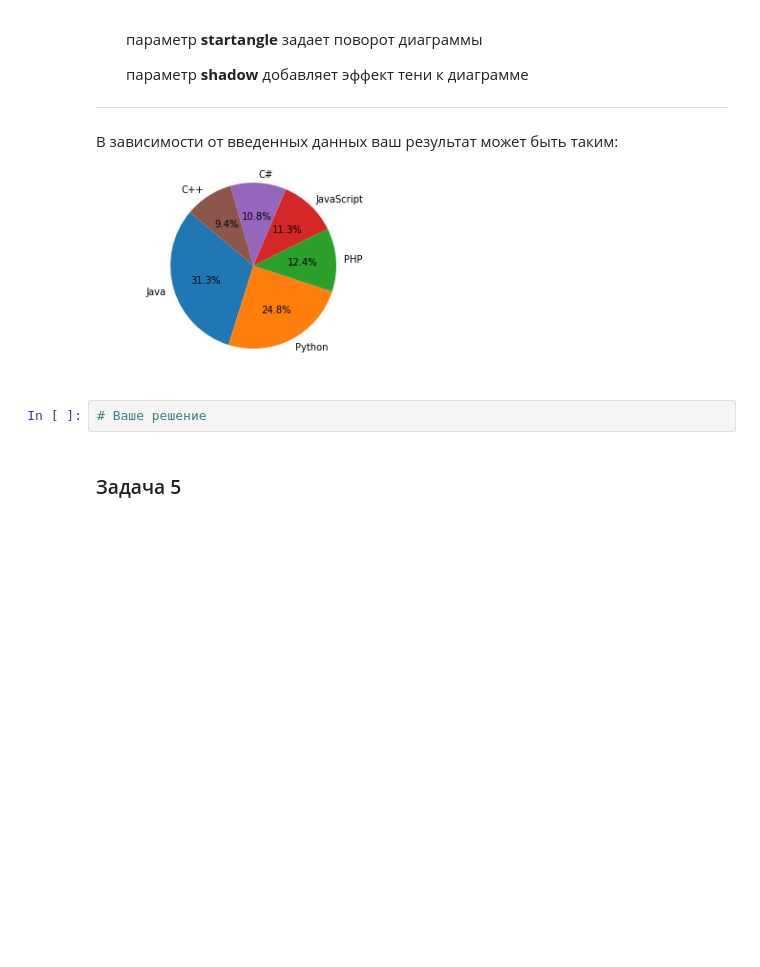
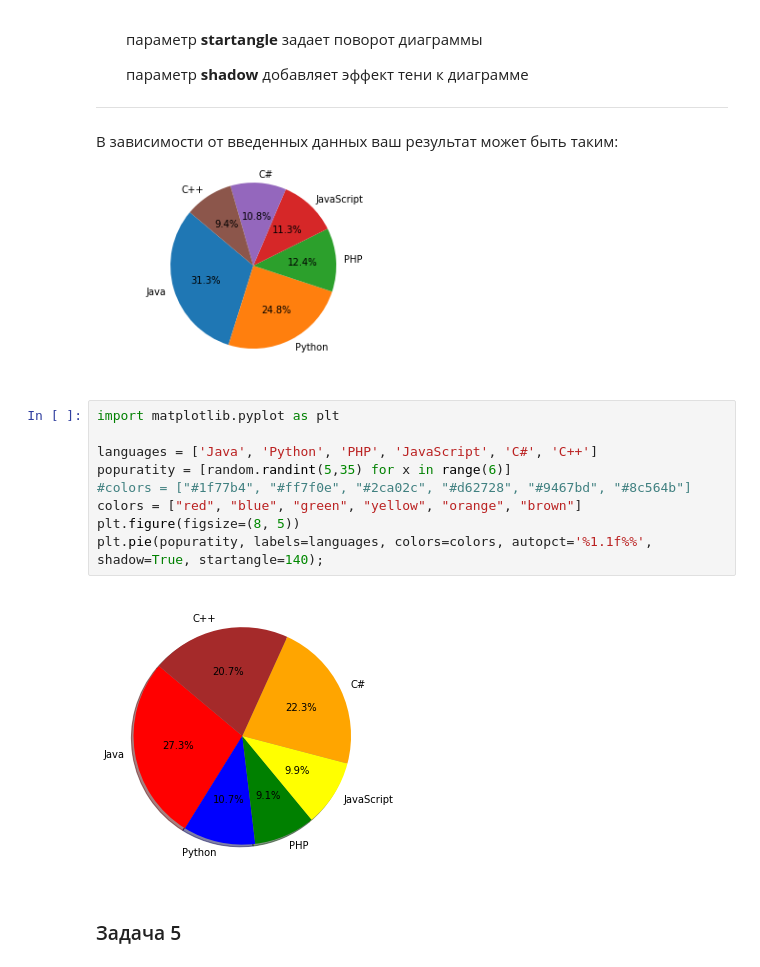
Before and after one commit to Olgerd96/NeuralUniversity, a Jupyter notebook: 707.2 Базовый_блок_|_Библиотеки_Numpy_и_Matplotlib_|_ДЗ_Lite_|_УИИ.ipynb, the cells around one changed output. Drawn from its saved outputs; the diff is of its cells as text; blank space fills up the shorter version.

```diff
--- a/707.2 Базовый_блок_|_Библиотеки_Numpy_и_Matplotlib_|_ДЗ_Lite_|_УИИ.ipynb
+++ b/707.2 Базовый_блок_|_Библиотеки_Numpy_и_Matplotlib_|_ДЗ_Lite_|_УИИ.ipynb
@@ -129,8 +133,17 @@ print(f"Координаты точки в полярной системе: \t({
 
 В зависимости от введенных данных ваш результат может быть таким:
 ![pic4.png](embedded-picture-1)
-# %%
-# Ваше решение
+# %%
+import matplotlib.pyplot as plt
+
+languages = ['Java', 'Python', 'PHP', 'JavaScript', 'C#', 'C++']
+popuratity = [random.randint(5,35) for x in range(6)]
+#colors = ["#1f77b4", "#ff7f0e", "#2ca02c", "#d62728", "#9467bd", "#8c564b"]
+colors = ["red", "blue", "green", "yellow", "orange", "brown"]
+plt.figure(figsize=(8, 5))
+plt.pie(popuratity, labels=languages, colors=colors, autopct='%1.1f%%', shadow=True, startangle=140);
+# %% [output]
+[figure, added]
 # %% [markdown]
 ### Задача 5
 # %% [markdown]
```
Also changed, not shown: parts of 5 cells of this notebook.
